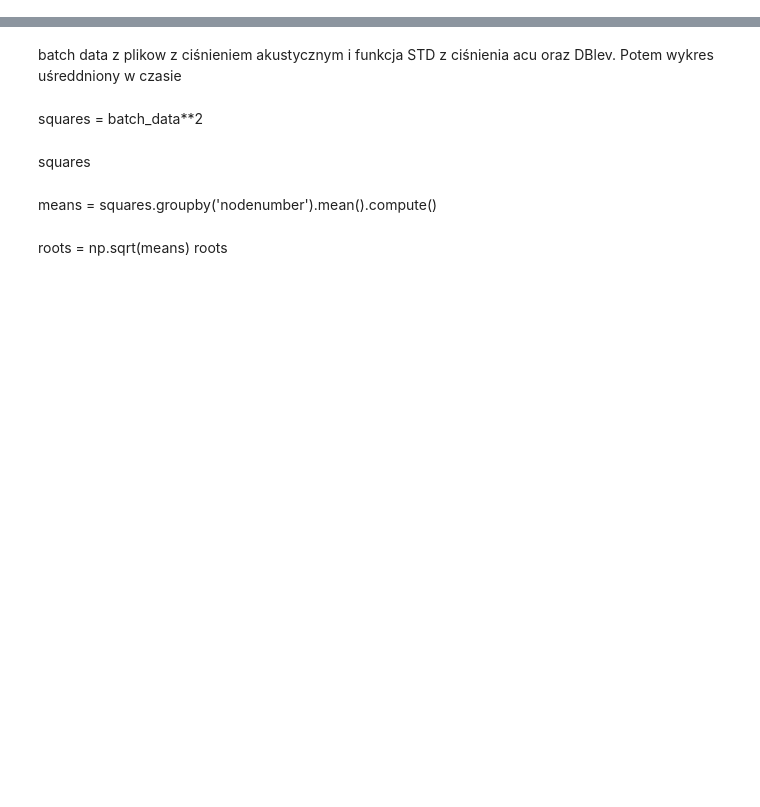
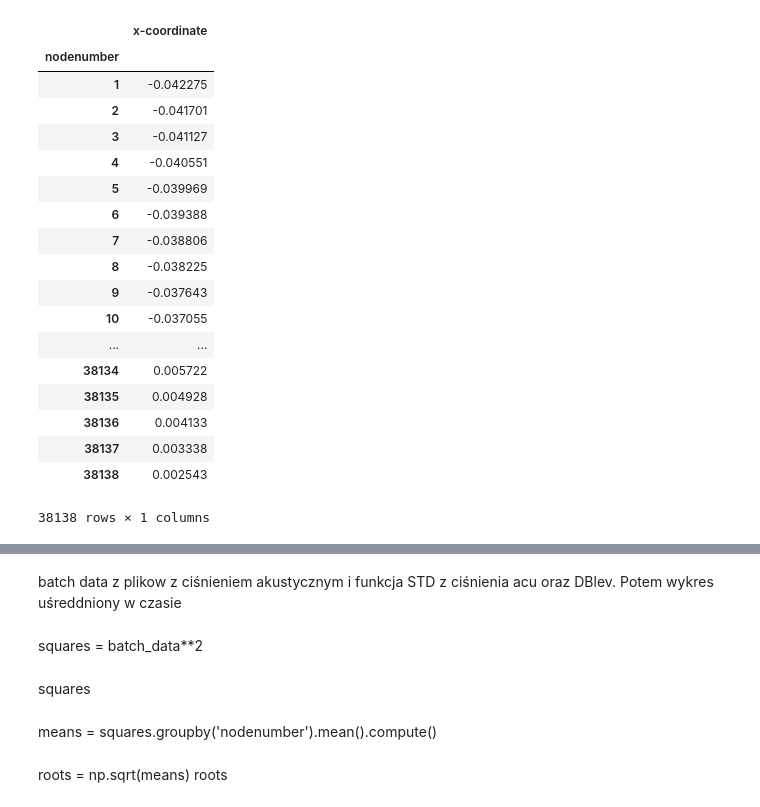
Before and after one commit to JedrzejMosiezny/R67-data-analysis, a Jupyter notebook: Noise in Dask.ipynb, the cells around one changed output, grey strips where cells are left out. Saved outputs shown, nothing was run; the diff lists cells and outputs as text; code cells hidden in the pictures; blank space fills up the shorter version.

```diff
--- a/Noise in Dask.ipynb
+++ b/Noise in Dask.ipynb
@@ -107,0 +135,22 @@ for file in filelist:
+# %%
+x
+# %% [output]
+|  | x-coordinate |
+| nodenumber |  |
+| 1 | -0.042275 |
+| 2 | -0.041701 |
+| 3 | -0.041127 |
+| 4 | -0.040551 |
+| 5 | -0.039969 |
+| 6 | -0.039388 |
+| 7 | -0.038806 |
+| 8 | -0.038225 |
+| 9 | -0.037643 |
+| 10 | -0.037055 |
+| ... | ... |
+| 38134 | 0.005722 |
+| 38135 | 0.004928 |
+| 38136 | 0.004133 |
+| 38137 | 0.003338 |
+| 38138 | 0.002543 |
+38138 rows × 1 columns
```
Also changed, not shown: parts of 15 cells of this notebook, 1 other file.
